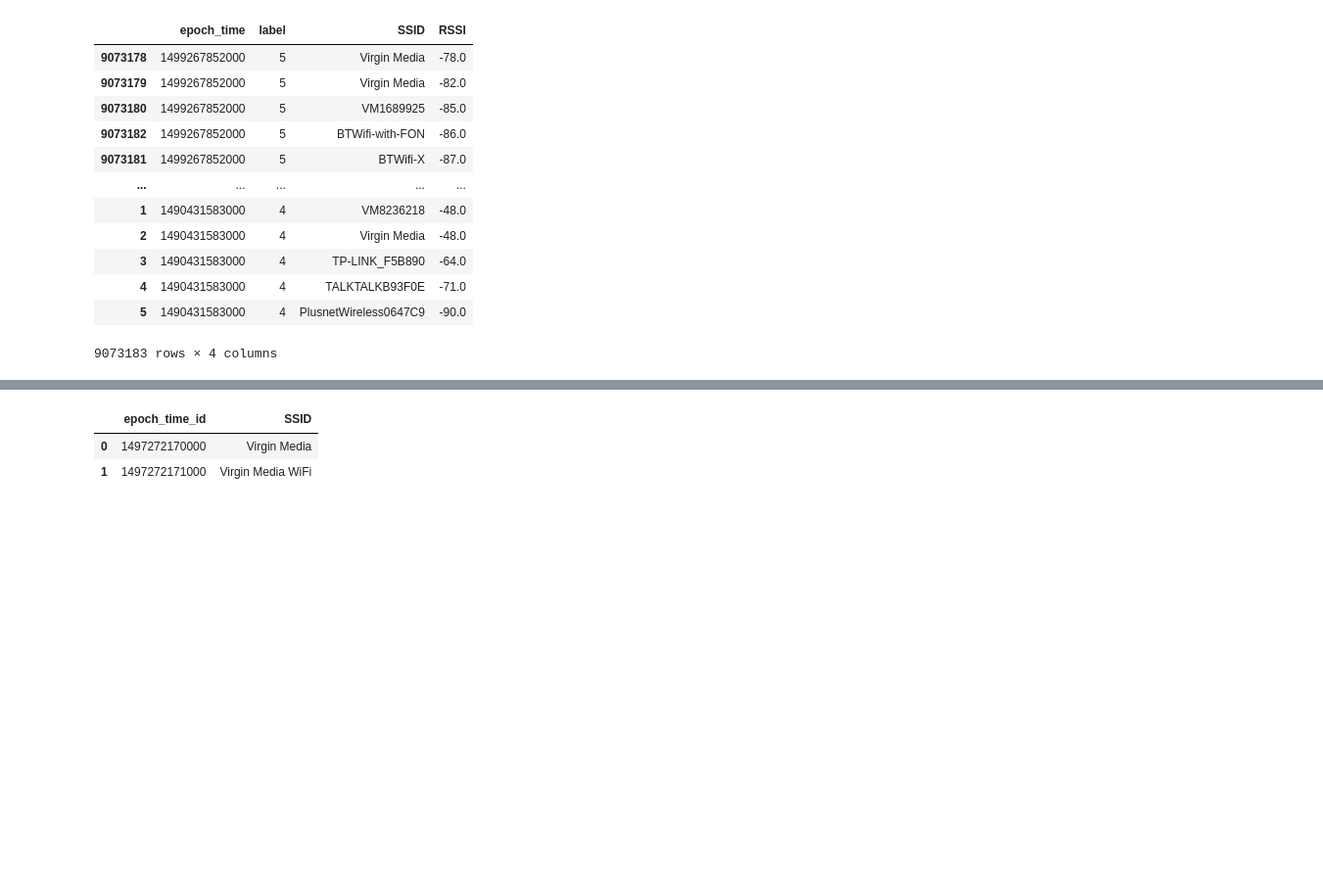
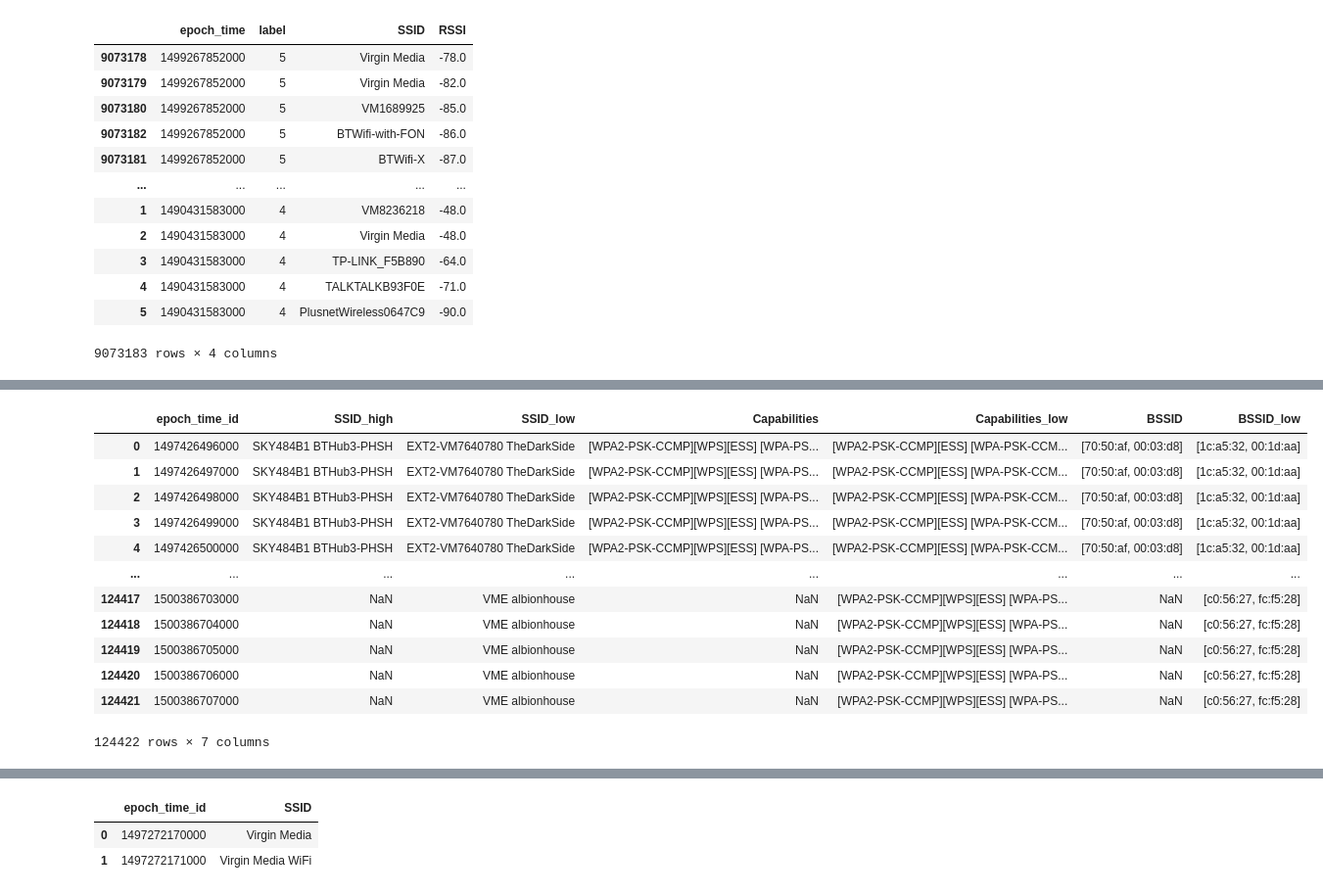
Before and after one commit to dbalabka/shl-activity-recognition-2021, a Jupyter notebook: notebooks/features_wifi.ipynb, the cells around one changed output, grey strips where cells are left out. Shown at 98% size. Saved outputs shown, nothing was run; the diff lists cells and outputs as text; code cells hidden in the pictures; blank space fills up the shorter version.

```diff
--- a/notebooks/features_wifi.ipynb
+++ b/notebooks/features_wifi.ipynb
@@ -64,7 +64,7 @@ def drop_duplicates_ssid(wifi: pd.DataFrame, col: str):
     return sort_by_most_strongets_rssi(wifi)\
         .drop_duplicates(subset=['epoch_time_id', col], keep='first')\
         .replace('', np.nan)\
-        .dropna(subset=[col])
+        .dropna()
 
 
 def print_unique(ssid):
@@ -82,11 +82,15 @@ def prepare_ssid_feature(wifi: pd.DataFrame, col: str = 'SSID'):
     # turn rows into columns
     return strongest_normalized.pivot(index="epoch_time_id", columns="pivot_variable", values=col).reset_index().sort_values(by='epoch_time_id')
 
-def concat_ssid(wifi: pd.DataFrame, col: str = 'SSID', **limit_kwargs) -> pd.DataFrame:
-    return get_strongest_ssid_by_rssi(drop_duplicates_ssid(wifi, col), **limit_kwargs).groupby(by='epoch_time_id')[col].apply(lambda x: ' '.join(x)).reset_index()
+def concat_ssid(wifi: pd.DataFrame, col: str = 'SSID', to_string: bool = True, top_n: int = 5, **limit_kwargs) -> pd.DataFrame:
+    if to_string:
+        agg_func = lambda x: ' '.join(x)
+    else:
+        agg_func = lambda x: list(np.hstack(x.values))
+    return get_strongest_ssid_by_rssi(drop_duplicates_ssid(wifi, col), top_n, **limit_kwargs).groupby(by='epoch_time_id')[col].apply(agg_func).reset_index()
 
 def concat_normalized_bssid(wifi: pd.DataFrame, **limit_kwargs) -> pd.DataFrame:
-    return concat_ssid(wifi, col='BSSID', **limit_kwargs).assign(BSSID=lambda x: x['BSSID'].astype(str).str.slice(start=0, stop=8))
+    return concat_ssid(wifi.assign(BSSID=lambda x: x['BSSID'].astype(str).str.slice(start=0, stop=8)), col='BSSID', to_string=False, **limit_kwargs)
 # features_train_ssid = prepare_ssid_feature(train_wifi)
 # print(features_train_ssid)
 #
@@ -96,10 +100,12 @@ def concat_normalized_bssid(wifi: pd.DataFrame, **limit_kwargs) -> pd.DataFrame:
 
 def create_wifi_features(wifi: pd.DataFrame) -> pd.DataFrame:
     high_rssi = {
+        'top_n': 5,
         'rssi_min': -70,
         'rssi_max': 0,
     }
     low_rssi = {
+        'top_n': 5,
         'rssi_min': -100,
         'rssi_max': -69,
     }
@@ -133,3 +139,19 @@ create_wifi_features(validate_wifi).to_parquet('../data/validate/features_wifi_s
+# %%
+create_wifi_features(validate_wifi)
+# %% [output]
+|  | epoch_time_id | SSID_high | SSID_low | Capabilities | Capabilities_low | BSSID | BSSID_low |
+| 0 | 1497426496000 | SKY484B1 BTHub3-PHSH | EXT2-VM7640780 TheDarkSide | [WPA2-PSK-CCMP][WPS][ESS] [WPA-PS... | [WPA2-PSK-CCMP][ESS] [WPA-PSK-CCM... | [70:50:af, 00:03:d8] | [1c:a5:32, 00:1d:aa] |
+| 1 | 1497426497000 | SKY484B1 BTHub3-PHSH | EXT2-VM7640780 TheDarkSide | [WPA2-PSK-CCMP][WPS][ESS] [WPA-PS... | [WPA2-PSK-CCMP][ESS] [WPA-PSK-CCM... | [70:50:af, 00:03:d8] | [1c:a5:32, 00:1d:aa] |
+| 2 | 1497426498000 | SKY484B1 BTHub3-PHSH | EXT2-VM7640780 TheDarkSide | [WPA2-PSK-CCMP][WPS][ESS] [WPA-PS... | [WPA2-PSK-CCMP][ESS] [WPA-PSK-CCM... | [70:50:af, 00:03:d8] | [1c:a5:32, 00:1d:aa] |
+| 3 | 1497426499000 | SKY484B1 BTHub3-PHSH | EXT2-VM7640780 TheDarkSide | [WPA2-PSK-CCMP][WPS][ESS] [WPA-PS... | [WPA2-PSK-CCMP][ESS] [WPA-PSK-CCM... | [70:50:af, 00:03:d8] | [1c:a5:32, 00:1d:aa] |
+| 4 | 1497426500000 | SKY484B1 BTHub3-PHSH | EXT2-VM7640780 TheDarkSide | [WPA2-PSK-CCMP][WPS][ESS] [WPA-PS... | [WPA2-PSK-CCMP][ESS] [WPA-PSK-CCM... | [70:50:af, 00:03:d8] | [1c:a5:32, 00:1d:aa] |
+| ... | ... | ... | ... | ... | ... | ... | ... |
+| 124417 | 1500386703000 | NaN | VME albionhouse | NaN | [WPA2-PSK-CCMP][WPS][ESS] [WPA-PS... | NaN | [c0:56:27, fc:f5:28] |
+| 124418 | 1500386704000 | NaN | VME albionhouse | NaN | [WPA2-PSK-CCMP][WPS][ESS] [WPA-PS... | NaN | [c0:56:27, fc:f5:28] |
+| 124419 | 1500386705000 | NaN | VME albionhouse | NaN | [WPA2-PSK-CCMP][WPS][ESS] [WPA-PS... | NaN | [c0:56:27, fc:f5:28] |
+| 124420 | 1500386706000 | NaN | VME albionhouse | NaN | [WPA2-PSK-CCMP][WPS][ESS] [WPA-PS... | NaN | [c0:56:27, fc:f5:28] |
+| 124421 | 1500386707000 | NaN | VME albionhouse | NaN | [WPA2-PSK-CCMP][WPS][ESS] [WPA-PS... | NaN | [c0:56:27, fc:f5:28] |
+124422 rows × 7 columns
 # %%
 features_wifi_train_with_labels = train_label.merge(features_train_ssid_concat, how='left', on='epoch_time_id').sort_values(by=['epoch_time_id'])
 features_wifi_train_with_labels
```
Also changed, not shown: parts of 3 cells of this notebook.
